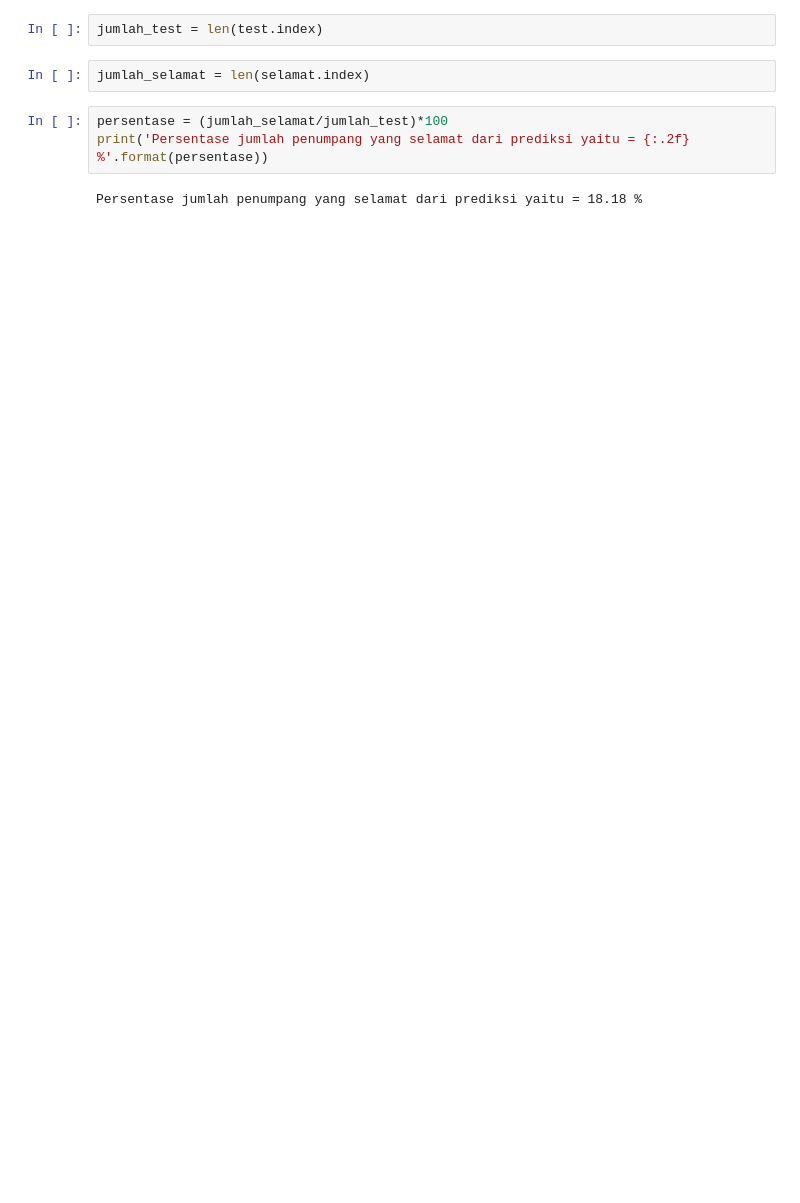
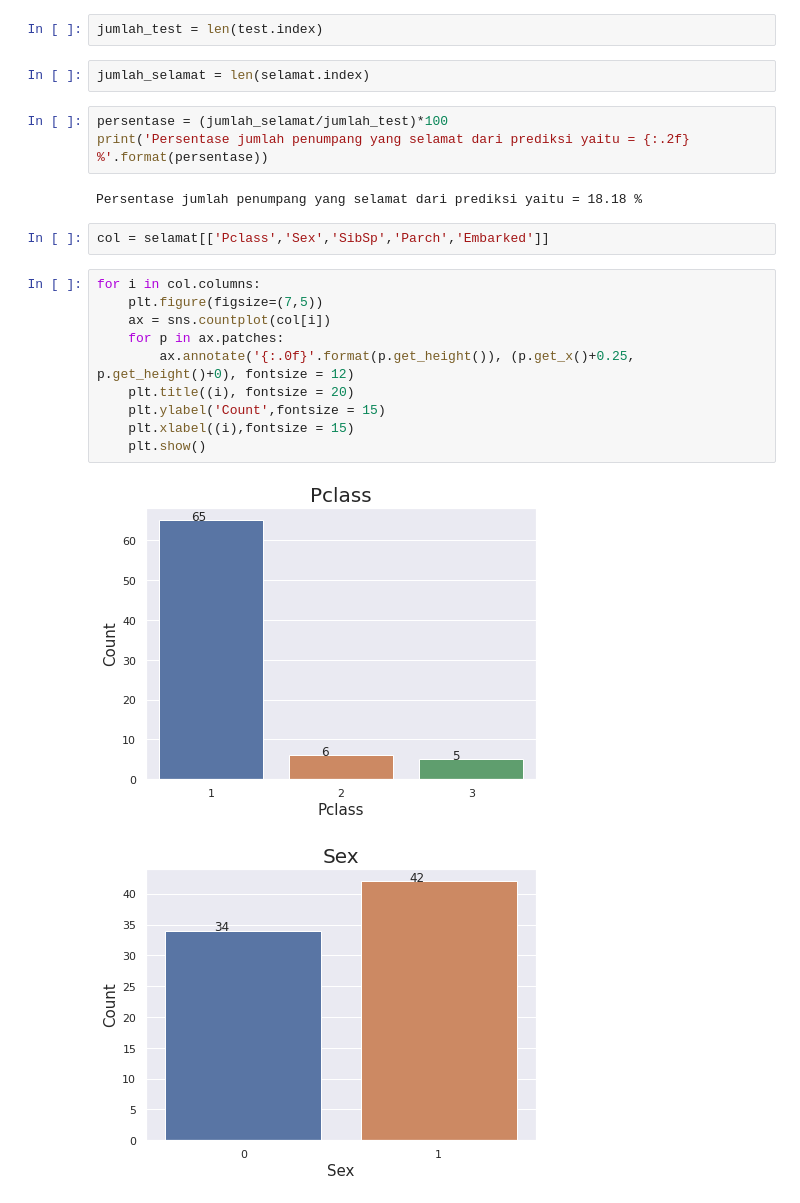
Before and after one commit to wurifah/Bisaai, a Jupyter notebook: sinarmas_titanic.ipynb, the cells around one changed output. Drawn from its saved outputs; the diff is of its cells as text; blank space fills up the shorter version.

```diff
--- a/sinarmas_titanic.ipynb
+++ b/sinarmas_titanic.ipynb
@@ -559,3 +554,18 @@ persentase = (jumlah_selamat/jumlah_test)*100
 print('Persentase jumlah penumpang yang selamat dari prediksi yaitu = {:.2f} %'.format(persentase))
 # %% [output]
 Persentase jumlah penumpang yang selamat dari prediksi yaitu = 18.18 %
+# %%
+col = selamat[['Pclass','Sex','SibSp','Parch','Embarked']]
+# %%
+for i in col.columns:
+    plt.figure(figsize=(7,5))
+    ax = sns.countplot(col[i])
+    for p in ax.patches:
+        ax.annotate('{:.0f}'.format(p.get_height()), (p.get_x()+0.25, p.get_height()+0), fontsize = 12)
+    plt.title((i), fontsize = 20)
+    plt.ylabel('Count',fontsize = 15)
+    plt.xlabel((i),fontsize = 15)
+    plt.show()
+# %% [output]
+[figure, added]
+[figure, added]
```
Also changed, not shown: parts of 16 cells of this notebook.
